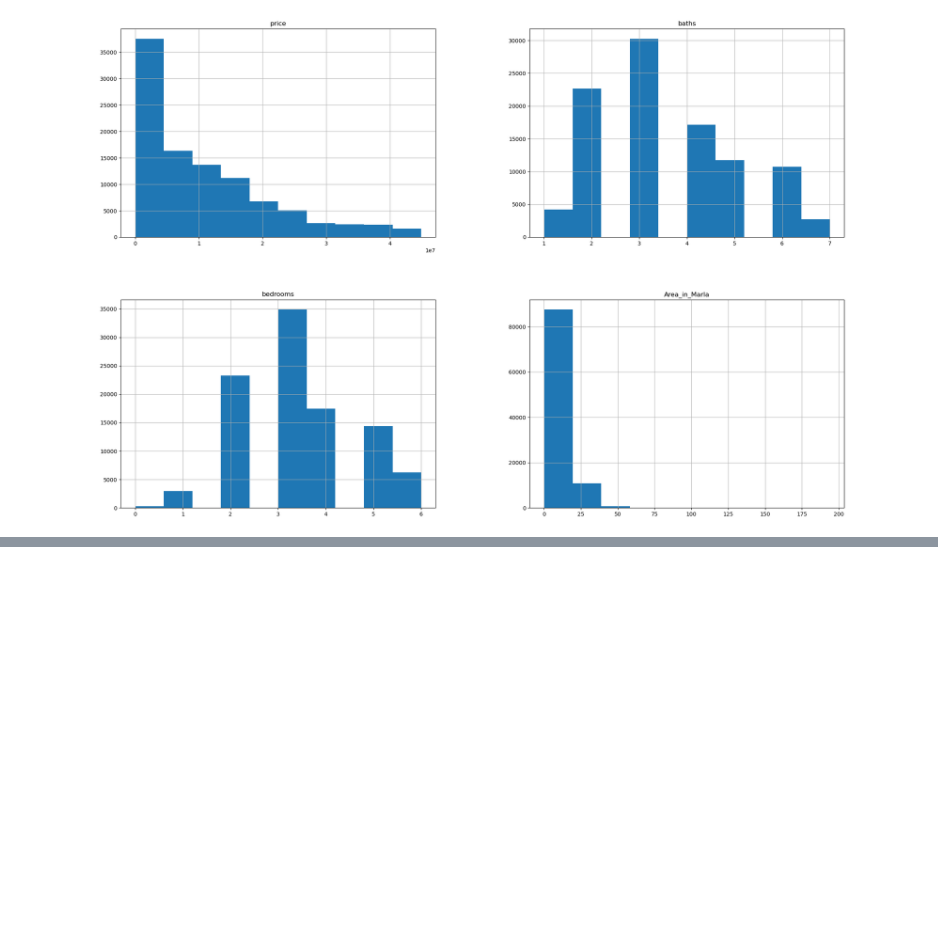
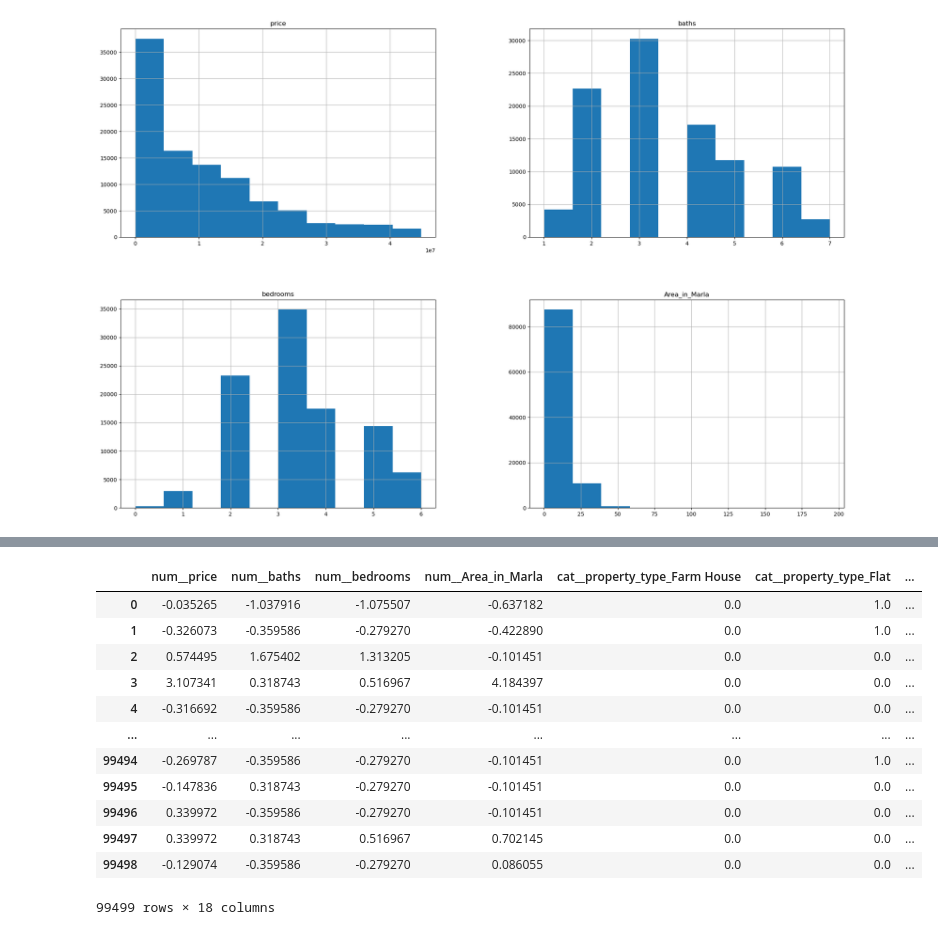
Before and after one commit to leroymusa/EECS3401-Final-Project, a Jupyter notebook: EECS3401_Final_Project.ipynb, the cells around one changed output, grey strips where cells are left out. Saved outputs shown, nothing was run; the diff lists cells and outputs as text; code cells hidden in the pictures; blank space fills up the shorter version.

Commit message:
Update EECS3401_Final_Project.ipynb
Created  pipeline

```diff
--- a/EECS3401_Final_Project.ipynb
+++ b/EECS3401_Final_Project.ipynb
@@ -119,0 +110,36 @@ Name: bedrooms, dtype: float64
+# %%
+from sklearn.compose import ColumnTransformer
+from sklearn.pipeline import make_pipeline
+from sklearn.preprocessing import OneHotEncoder
+from sklearn.impute import SimpleImputer
+from sklearn.preprocessing import StandardScaler
+
+num_cols = housing_prices.select_dtypes(include='number').columns.to_list()
+cat_cols = housing_prices.select_dtypes(exclude='number').columns.to_list()
+
+num_pipeline = make_pipeline(SimpleImputer(strategy='mean'), StandardScaler())
+cat_pipeline = make_pipeline(SimpleImputer(strategy='most_frequent'), OneHotEncoder())
+
+preprocessing = ColumnTransformer([('num', num_pipeline, num_cols),
+                                   ('cat', cat_pipeline, cat_cols)],
+                                    remainder='passthrough'
+                                 )
+housing_prepared = preprocessing.fit_transform(housing_prices)
+feature_names=preprocessing.get_feature_names_out()
+housing_prepared = pd.DataFrame(data=housing_prepared, columns=feature_names)
+
+housing_prepared
+# %% [output]
+|  | num__price | num__baths | num__bedrooms | num__Area_in_Marla | cat__property_type_Farm House | cat__property_type_Flat | ... |
+| 0 | -0.035265 | -1.037916 | -1.075507 | -0.637182 | 0.0 | 1.0 | ... |
+| 1 | -0.326073 | -0.359586 | -0.279270 | -0.422890 | 0.0 | 1.0 | ... |
+| 2 | 0.574495 | 1.675402 | 1.313205 | -0.101451 | 0.0 | 0.0 | ... |
+| 3 | 3.107341 | 0.318743 | 0.516967 | 4.184397 | 0.0 | 0.0 | ... |
+| 4 | -0.316692 | -0.359586 | -0.279270 | -0.101451 | 0.0 | 0.0 | ... |
+| ... | ... | ... | ... | ... | ... | ... | ... |
+| 99494 | -0.269787 | -0.359586 | -0.279270 | -0.101451 | 0.0 | 1.0 | ... |
+| 99495 | -0.147836 | 0.318743 | -0.279270 | -0.101451 | 0.0 | 0.0 | ... |
+| 99496 | 0.339972 | -0.359586 | -0.279270 | -0.101451 | 0.0 | 0.0 | ... |
+| 99497 | 0.339972 | 0.318743 | 0.516967 | 0.702145 | 0.0 | 0.0 | ... |
+| 99498 | -0.129074 | -0.359586 | -0.279270 | 0.086055 | 0.0 | 0.0 | ... |
+99499 rows × 18 columns
```
Also changed, not shown: parts of 6 cells of this notebook.
